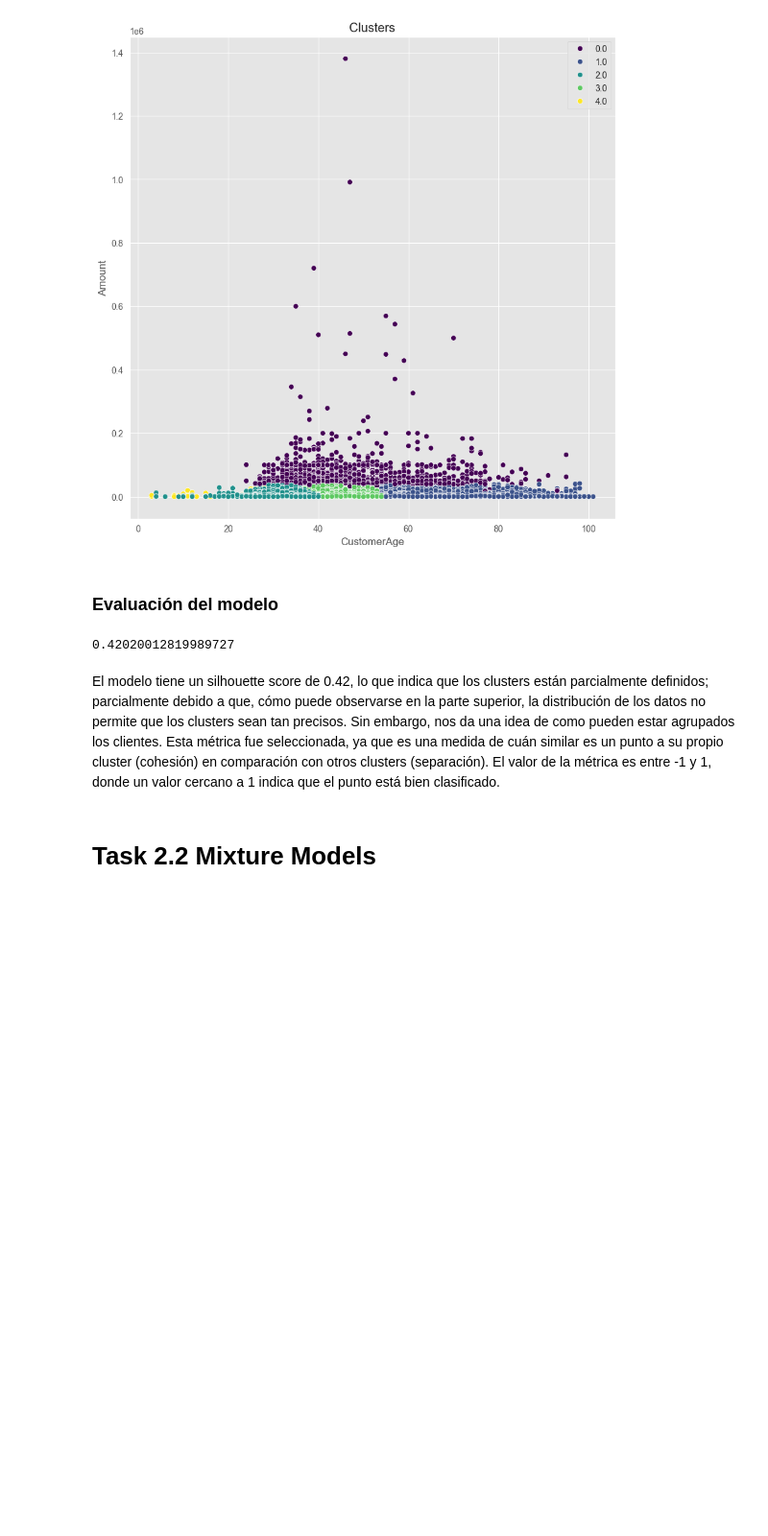
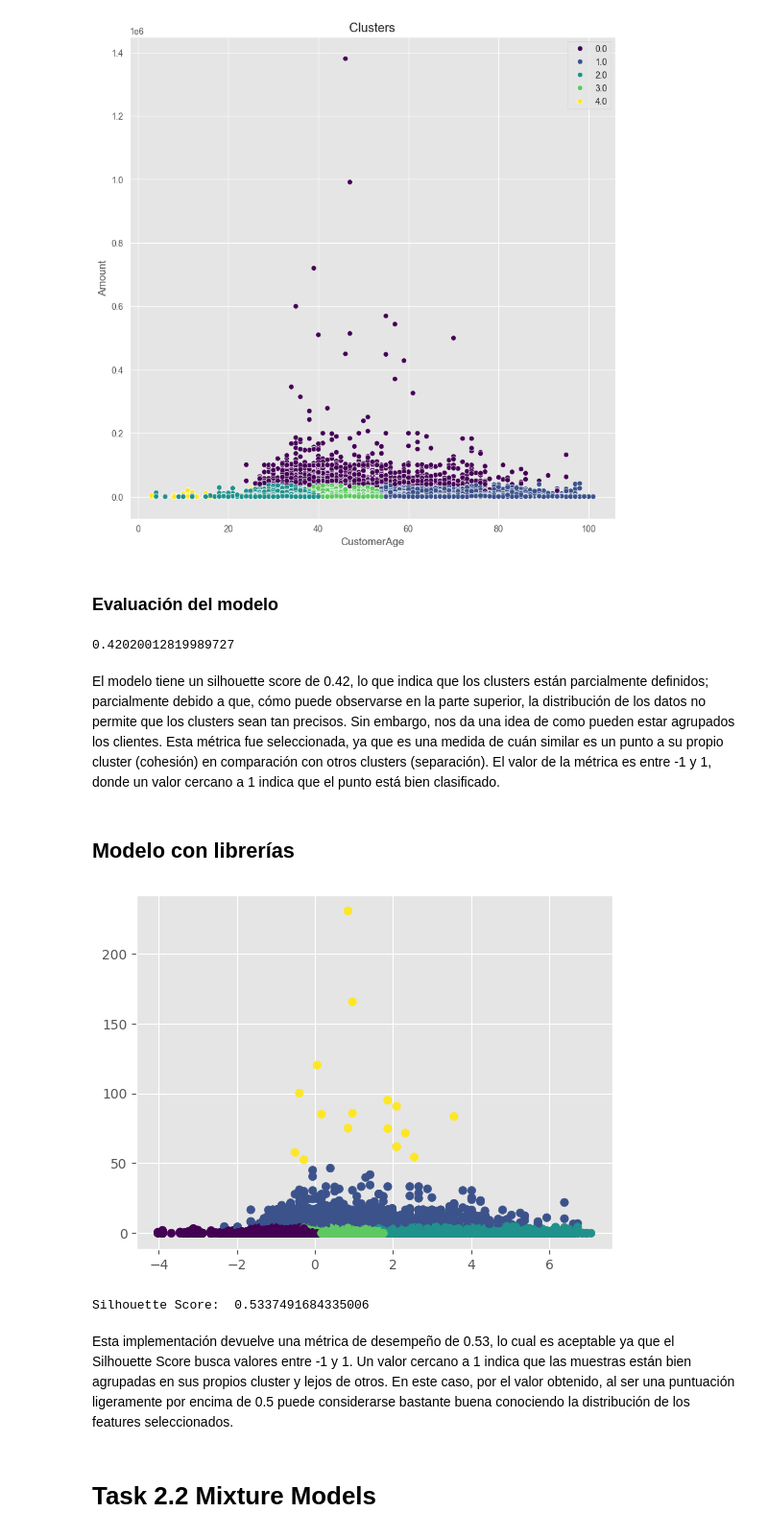
Before and after one commit to bl33h/bankCustomerSegmentation, a Jupyter notebook: bankCustomerSegmentation.ipynb, the cells around one changed output. Shown at 96% size. Cells and saved outputs as stored; diff of their text form; code cells hidden in the pictures; blank space fills up the shorter version.

```diff
--- a/bankCustomerSegmentation.ipynb
+++ b/bankCustomerSegmentation.ipynb
@@ -362,5 +370,22 @@ silhouette_score(scaled_features, predicted_clusters)
 0.42020012819989727
 # %% [markdown]
 El modelo tiene un silhouette score de 0.42, lo que indica que los clusters están parcialmente definidos; parcialmente debido a que, cómo puede observarse en la parte superior, la distribución de los datos no permite que los clusters sean tan precisos. Sin embargo, nos da una idea de como pueden estar agrupados los clientes. Esta métrica fue seleccionada, ya que es una medida de cuán similar es un punto a su propio cluster (cohesión) en comparación con otros clusters (separación). El valor de la métrica es entre -1 y 1, donde un valor cercano a 1 indica que el punto está bien clasificado.
+# %% [markdown]
+## Modelo con librerías
+# %%
+kmeans = KMeans(n_clusters=5, random_state=7)
+pred_y = kmeans.fit_predict(scaled_features)
+# %%
+plt.scatter(scaled_features[:, 0], scaled_features[:, 1], c=pred_y)
+plt.show()
+# %% [output]
+[figure, added]
+# %%
+score = silhouette_score(scaled_features, pred_y)
+print('Silhouette Score: ', score)
+# %% [output]
+Silhouette Score:  0.5337491684335006
+# %% [markdown]
+Esta implementación devuelve una métrica de desempeño de 0.53, lo cual es aceptable ya que el Silhouette Score busca valores entre -1 y 1. Un valor cercano a 1 indica que las muestras están bien agrupadas en sus propios cluster y lejos de otros. En este caso, por el valor obtenido, al ser una puntuación ligeramente por encima de 0.5 puede considerarse bastante buena conociendo la distribución de los features seleccionados.
 # %% [markdown]
 # Task 2.2 Mixture Models
```
Also changed, not shown: parts of 3 cells of this notebook.
